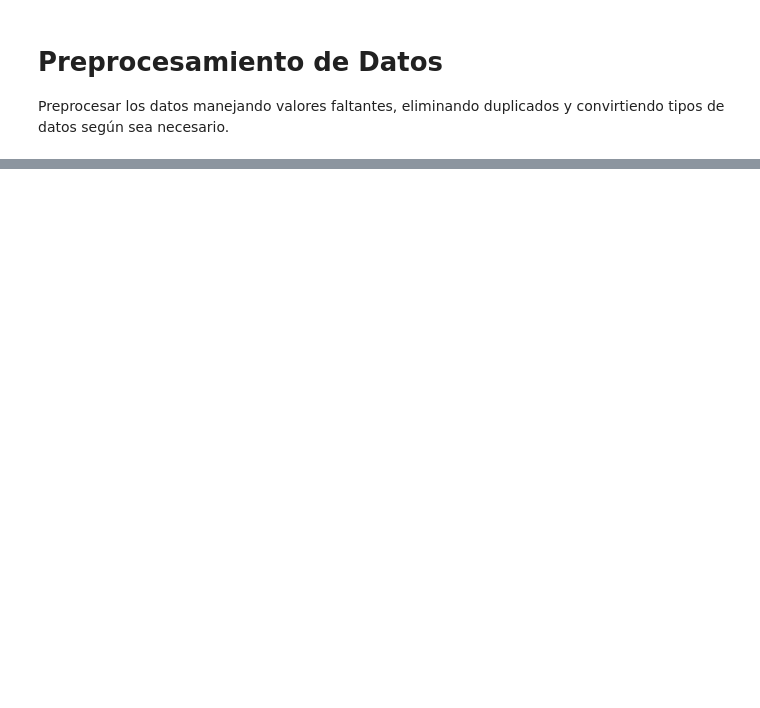
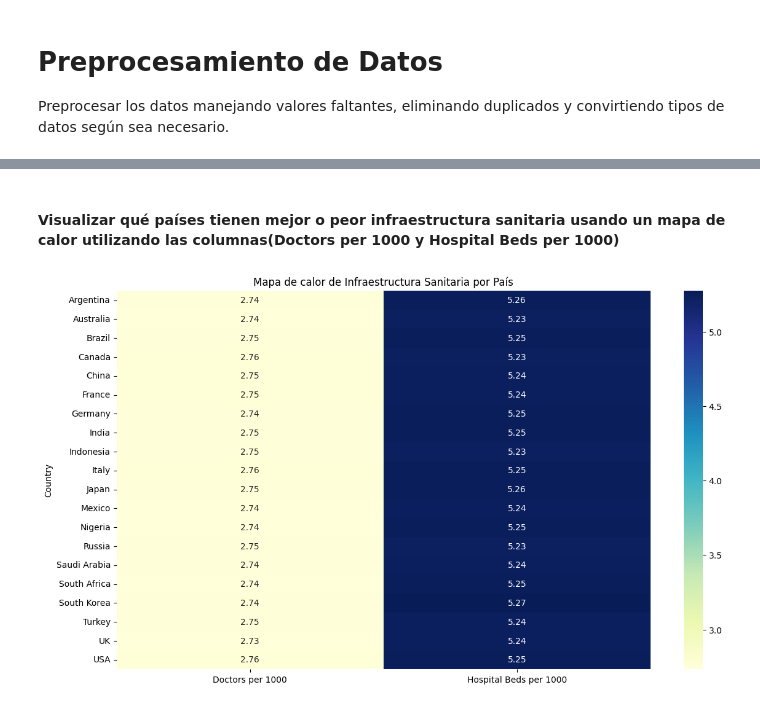
Before and after one commit to FelicianoRN01/PIA, a Jupyter notebook: Proyecto_Analisis/notebook_proyecto.ipynb, the cells around one changed output, grey strips where cells are left out. Saved outputs shown, nothing was run; the diff lists cells and outputs as text; code cells hidden in the pictures; blank space fills up the shorter version.

```diff
--- a/Proyecto_Analisis/notebook_proyecto.ipynb
+++ b/Proyecto_Analisis/notebook_proyecto.ipynb
@@ -462,0 +495,12 @@ En este proyecto, hemos llevado a cabo un análisis del conjunto de datos de est
+# %% [markdown]
+#### Visualizar qué países tienen mejor o peor infraestructura sanitaria usando un mapa de calor utilizando las columnas(Doctors per 1000 y Hospital Beds per 1000)
+# %%
+infra_data = df.groupby('Country')[['Doctors per 1000', 'Hospital Beds per 1000']].mean().reset_index()
+
+plt.figure(figsize=(14, 8))
+infra_pivot = infra_data.pivot_table(index='Country', values=['Doctors per 1000', 'Hospital Beds per 1000'])
+sns.heatmap(infra_pivot, cmap="YlGnBu", annot=True, fmt=".2f")
+plt.title("Mapa de calor de Infraestructura Sanitaria por País")
+plt.show()
+# %% [output]
+[figure, added]
```
Also changed, not shown: parts of 91 cells of this notebook, 1 other file.
